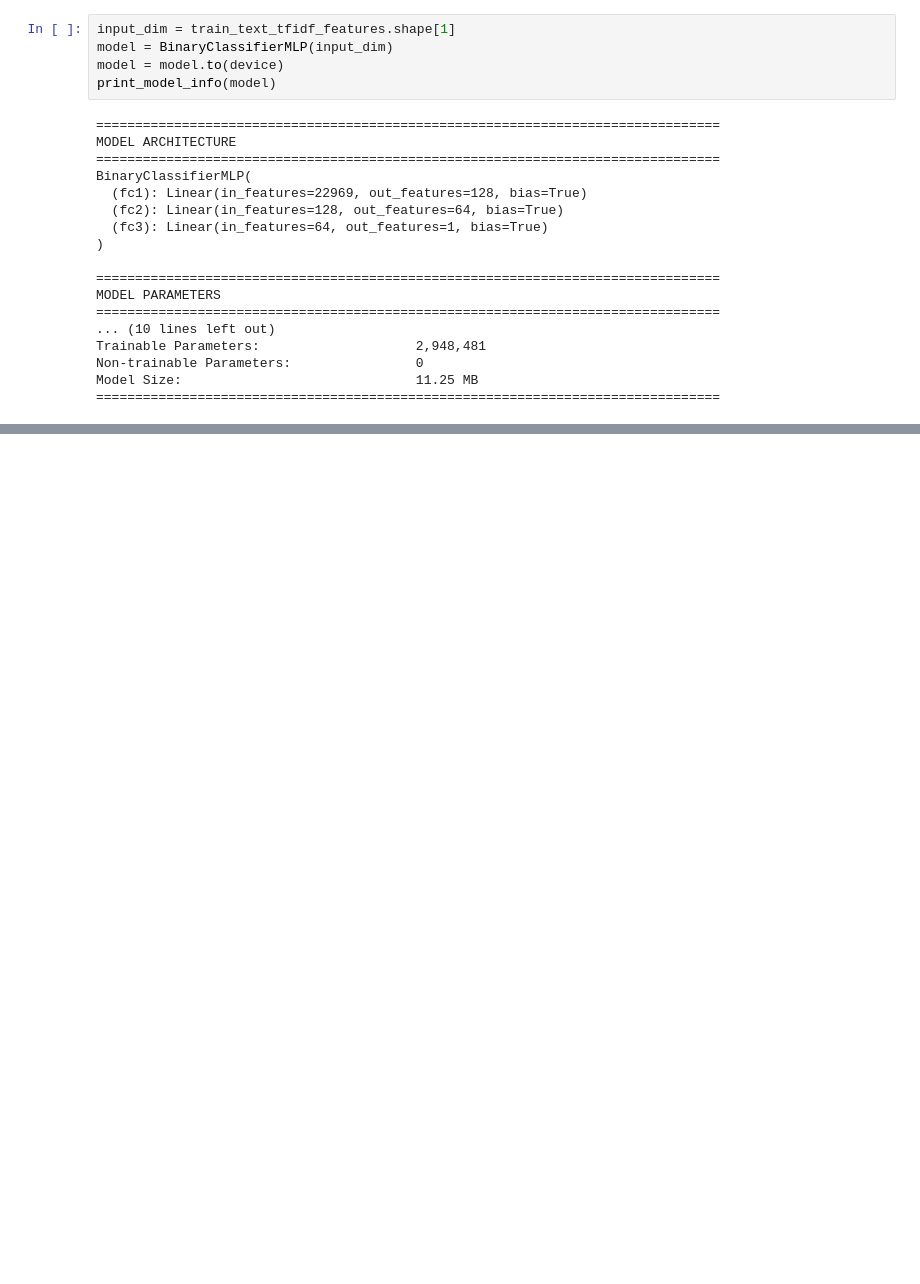
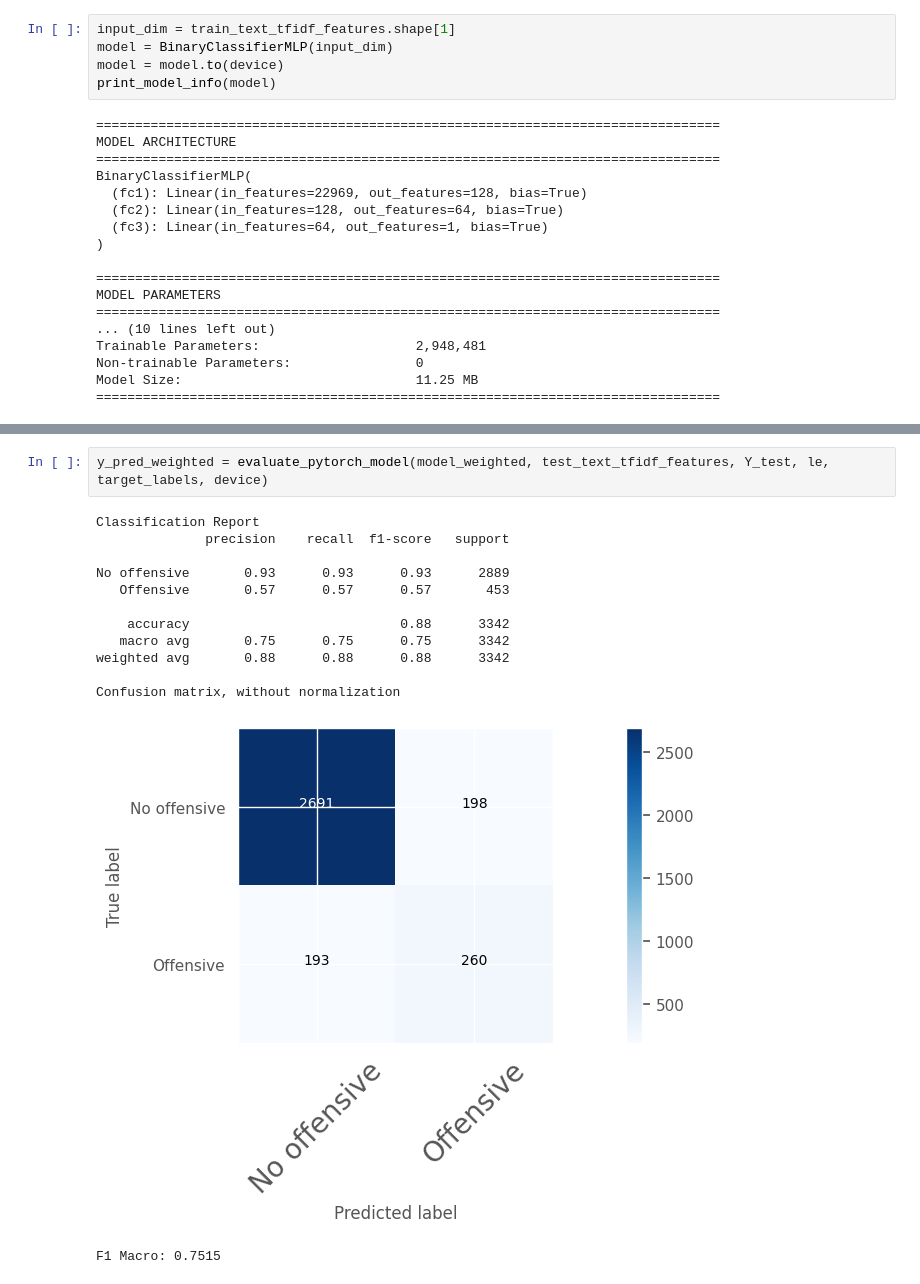
Before and after one commit to jeferal/nn_notebooks, a Jupyter notebook: final/intro_ml.ipynb, the cells around one changed output, grey strips where cells are left out. Cells and saved outputs as stored; diff of their text form; blank space fills up the shorter version.

```diff
--- a/final/intro_ml.ipynb
+++ b/final/intro_ml.ipynb
@@ -1452,0 +1529,16 @@ F1 Macro: 0.7578
+# %%
+y_pred_weighted = evaluate_pytorch_model(model_weighted, test_text_tfidf_features, Y_test, le, target_labels, device)
+# %% [output]
+Classification Report
+              precision    recall  f1-score   support
+
+No offensive       0.93      0.93      0.93      2889
+   Offensive       0.57      0.57      0.57       453
+
+    accuracy                           0.88      3342
+   macro avg       0.75      0.75      0.75      3342
+weighted avg       0.88      0.88      0.88      3342
+
+Confusion matrix, without normalization
+[figure, added]
+F1 Macro: 0.7515
```
Also changed, not shown: parts of 23 cells of this notebook.
